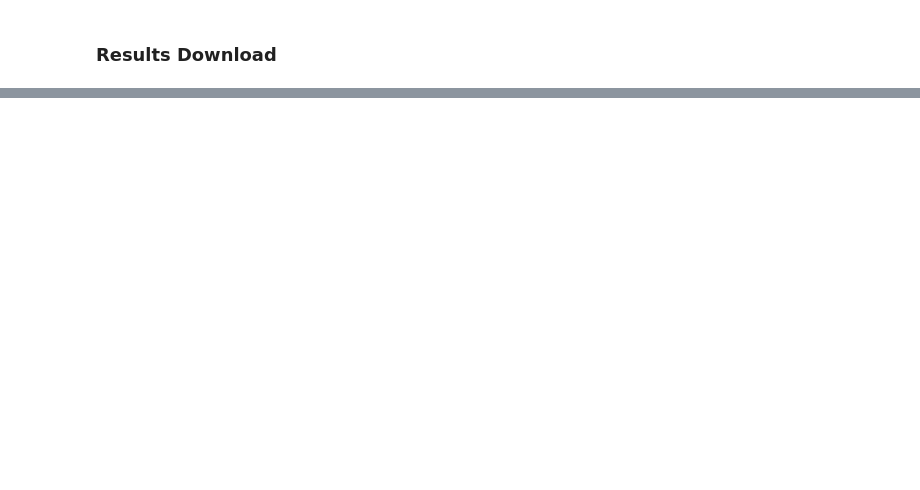
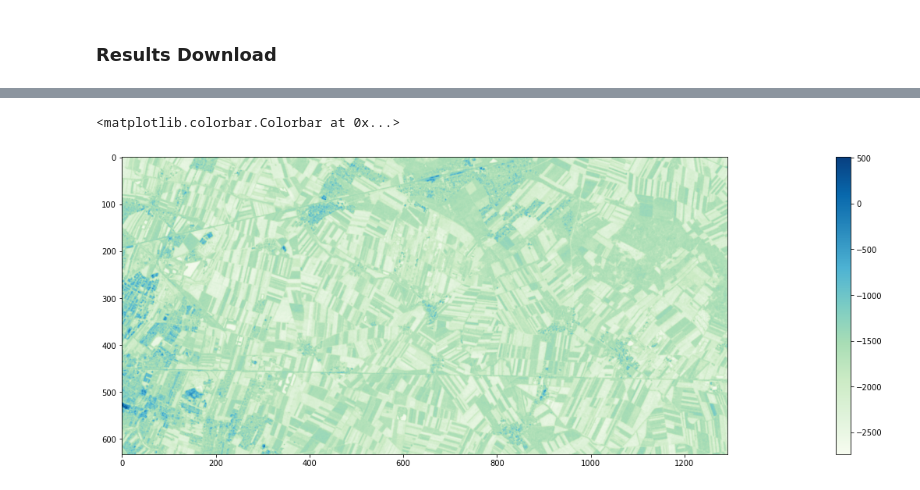
Before and after one commit to openEOPlatform/LPS_presentations, a Jupyter notebook: classrooms/EODC_ARD_processing/openEO Classroom 02 - SIGMA0 Cross Polarization ratio.ipynb, the cells around one changed output, grey strips where cells are left out. Cells and saved outputs as stored; diff of their text form; code cells hidden in the pictures; blank space fills up the shorter version.

```diff
--- a/classrooms/EODC_ARD_processing/openEO Classroom 02 - SIGMA0 Cross Polarization ratio.ipynb
+++ b/classrooms/EODC_ARD_processing/openEO Classroom 02 - SIGMA0 Cross Polarization ratio.ipynb
@@ -118 +182,9 @@ datetime_from_dim :
+# %%
+plt.figure(figsize=(50,7))
+plt.subplot(1,1,1)
+plt.imshow(output_data.VH[7].values, cmap = "GnBu")
+plt.colorbar()
+# %% [output]
+<matplotlib.colorbar.Colorbar at 0x...>
+[figure, added]
 # %%
```
Also changed, not shown: parts of 22 cells of this notebook, 1 other file.
